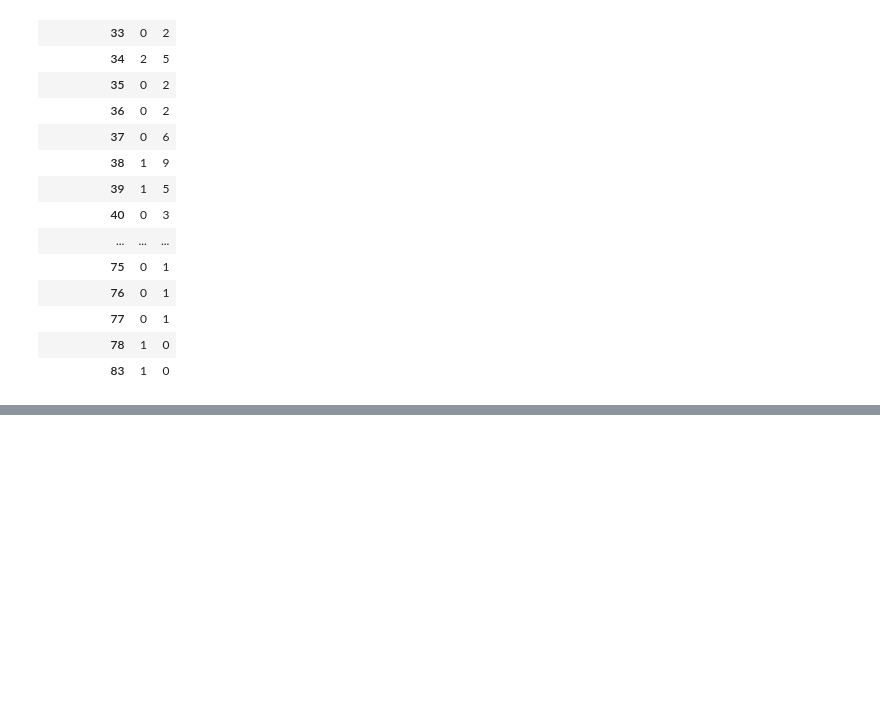
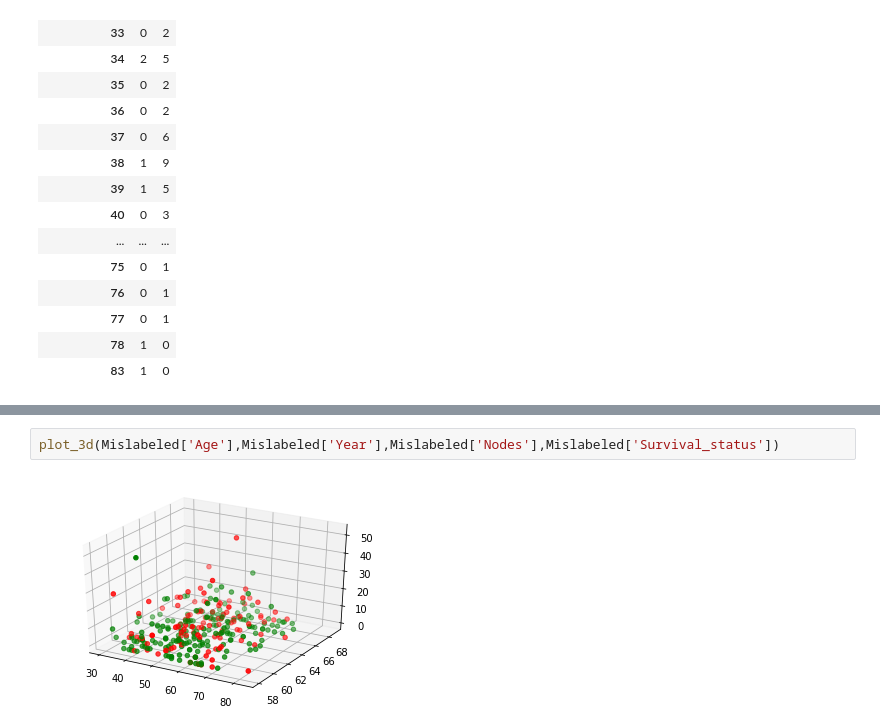
Before and after one commit to joshihimanshu21/LabelNoise, a Jupyter notebook: Mislabeled data handling.ipynb, the cells around one changed output, grey strips where cells are left out. Drawn from its saved outputs; the diff is of its cells as text; blank space fills up the shorter version.

```diff
--- a/Mislabeled data handling.ipynb
+++ b/Mislabeled data handling.ipynb
@@ -159,0 +219,4 @@ pd.crosstab(data_df['Age'] , data_df['Survival_status'])
+# %%
+plot_3d(Mislabeled['Age'],Mislabeled['Year'],Mislabeled['Nodes'],Mislabeled['Survival_status'])
+# %% [output]
+[figure, added]
```
Also changed, not shown: parts of 10 cells of this notebook, 1 other file.
